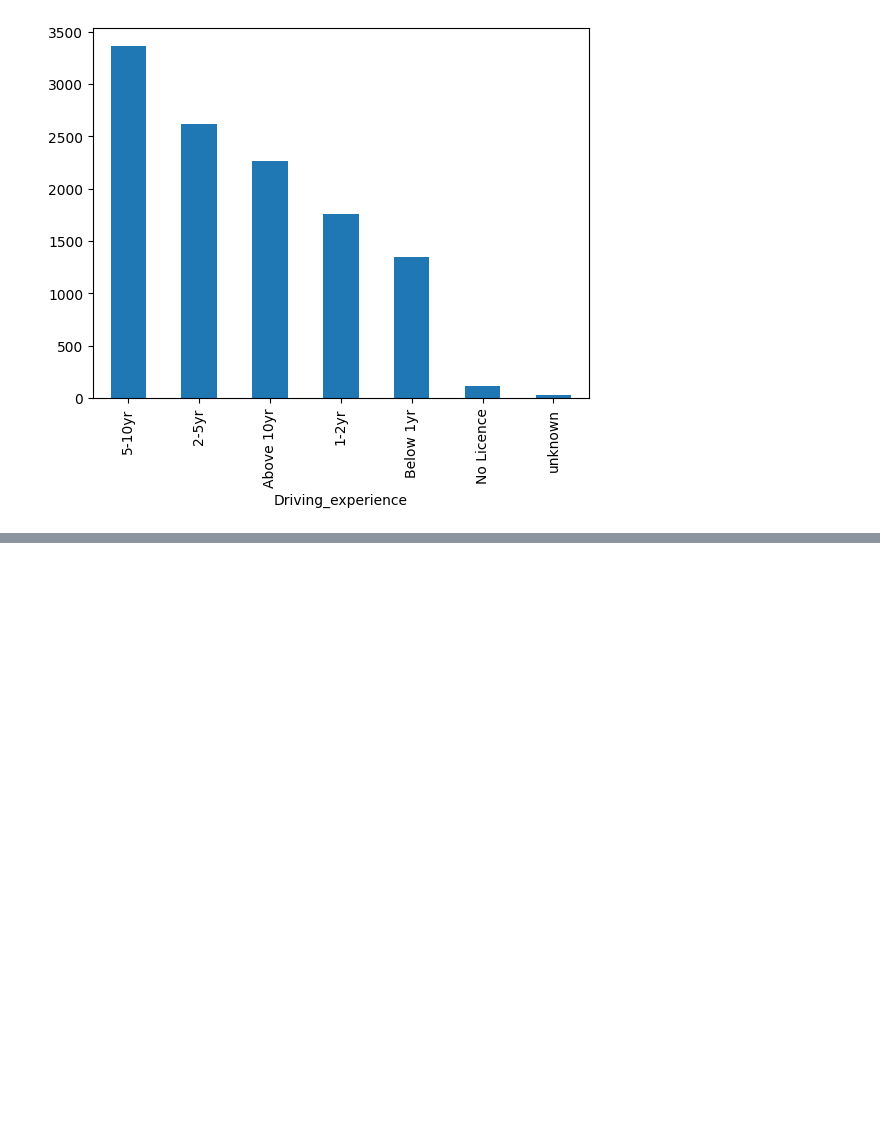
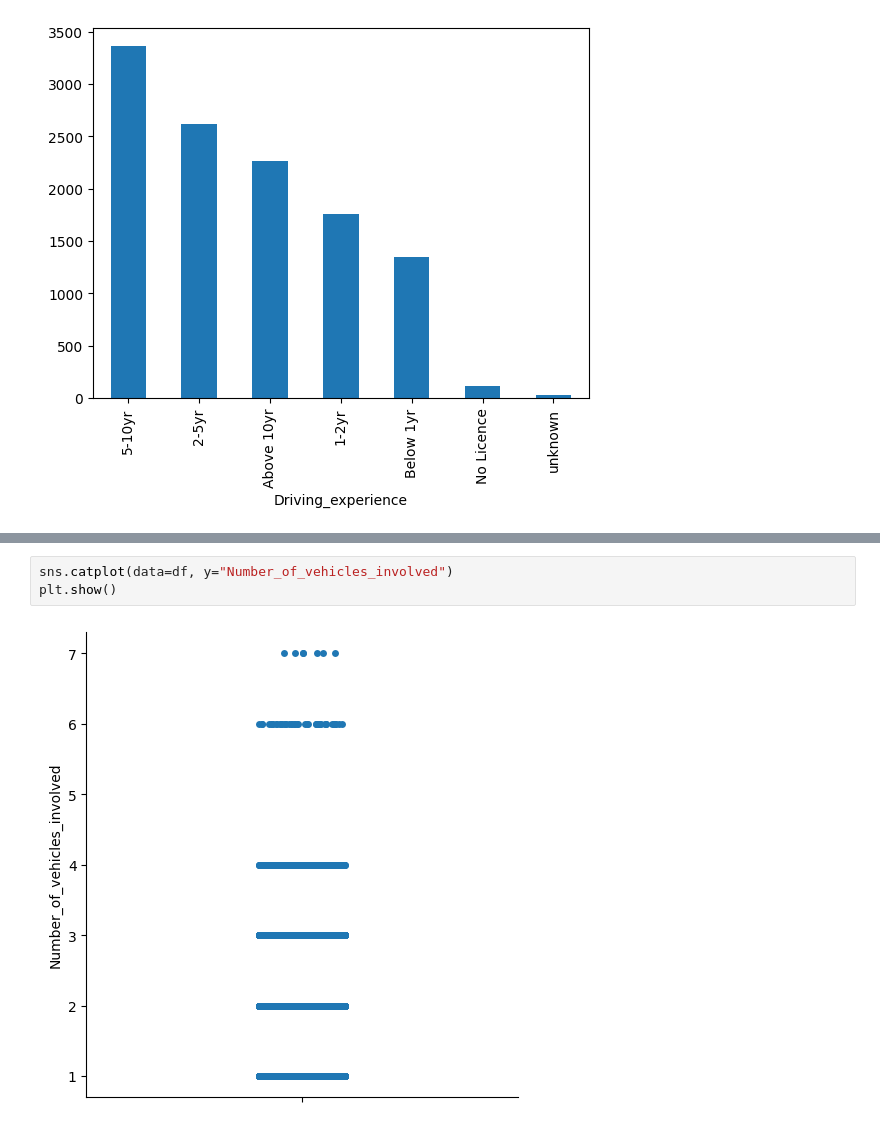
Before and after one commit to Impact-Dev1/Road-Traffic-Severity-Classification, a Jupyter notebook: main.ipynb, the cells around one changed output, grey strips where cells are left out. Drawn from its saved outputs; the diff is of its cells as text; blank space fills up the shorter version.

```diff
--- a/main.ipynb
+++ b/main.ipynb
@@ -106,0 +163,5 @@ df["Driving_experience"].value_counts().plot(kind="bar")
+# %%
+sns.catplot(data=df, y="Number_of_vehicles_involved")
+plt.show()
+# %% [output]
+[figure, added]
```
Also changed, not shown: parts of 10 cells of this notebook.
